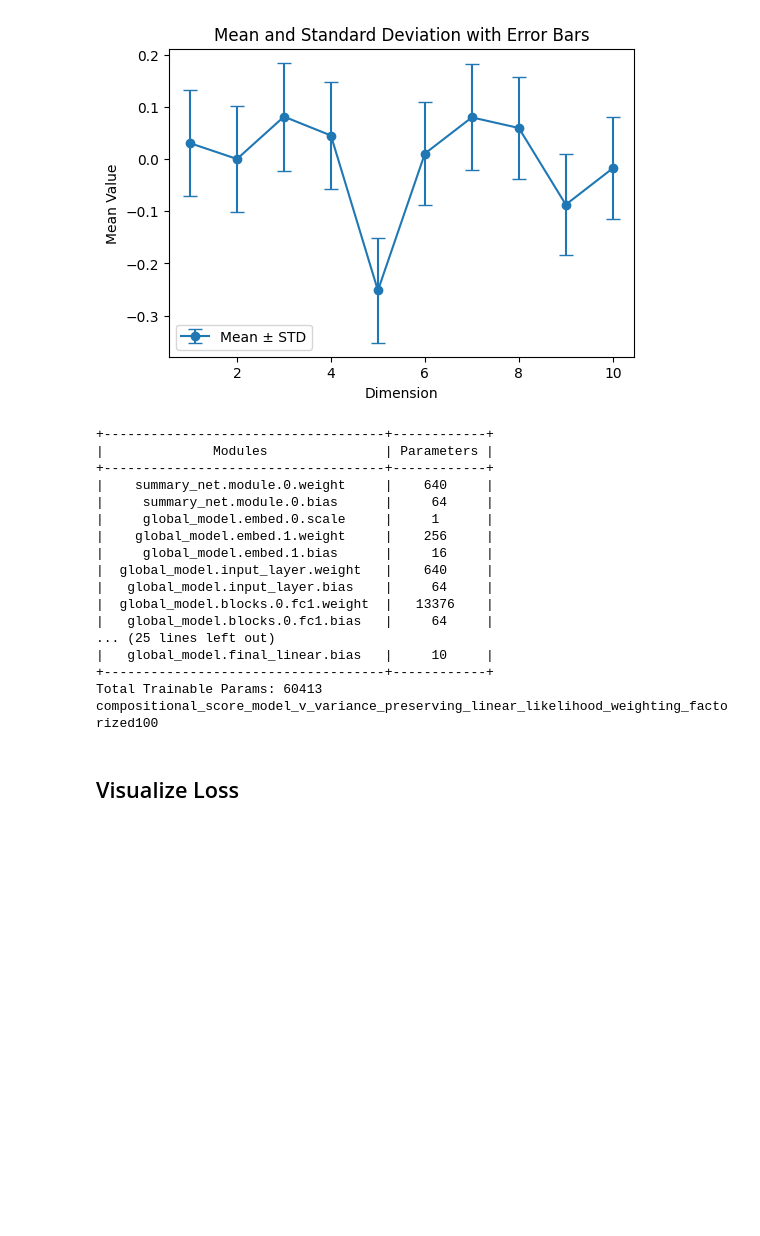
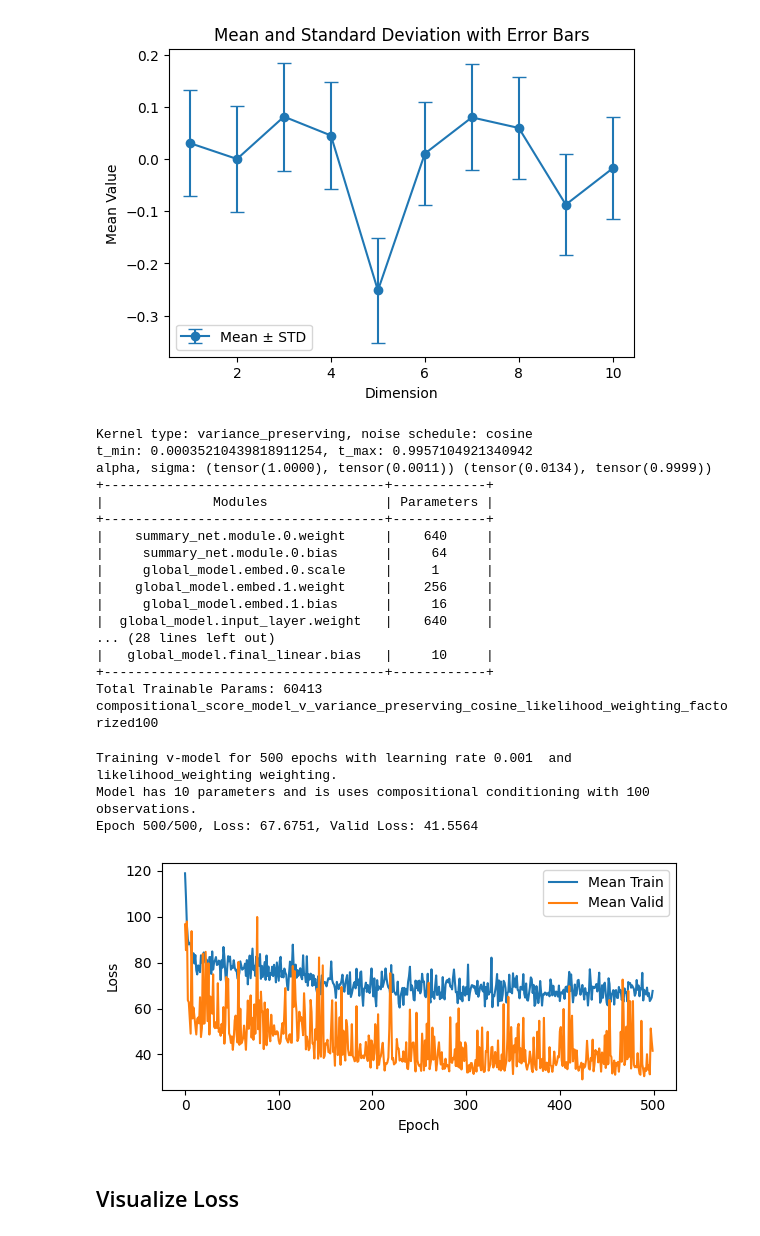
Before and after one commit to bayesflow-org/hierarchical-abi, a Jupyter notebook: gaussian flat score matching.ipynb, the cells around one changed output. Saved outputs shown, nothing was run; the diff lists cells and outputs as text; code cells hidden in the pictures; blank space fills up the shorter version.

```diff
--- a/gaussian flat score matching.ipynb
+++ b/gaussian flat score matching.ipynb
@@ -57,7 +57,7 @@ dataloader_valid = DataLoader(dataset_valid, batch_size=batch_size, shuffle=Fals
 # Define diffusion model
 current_sde = SDE(
     kernel_type=['variance_preserving', 'sub_variance_preserving'][0],
-    noise_schedule=['linear', 'cosine', 'flow_matching'][0]
+    noise_schedule=['linear', 'cosine', 'flow_matching'][1]
 )
 
 score_model = CompositionalScoreModel(
@@ -81,6 +81,9 @@ print(score_model.name)
 if not os.path.exists(f"plots/{score_model.name}"):
     os.makedirs(f"plots/{score_model.name}")
 # %% [output]
+Kernel type: variance_preserving, noise schedule: cosine
+t_min: 0.00035210439818911254, t_max: 0.9957104921340942
+alpha, sigma: (tensor(1.0000), tensor(0.0011)) (tensor(0.0134), tensor(0.9999))
 +------------------------------------+------------+
 |              Modules               | Parameters |
 +------------------------------------+------------+
@@ -90,30 +93,32 @@ if not os.path.exists(f"plots/{score_model.name}"):
 |    global_model.embed.1.weight     |    256     |
 |     global_model.embed.1.bias      |     16     |
 |  global_model.input_layer.weight   |    640     |
-|   global_model.input_layer.bias    |     64     |
-|  global_model.blocks.0.fc1.weight  |   13376    |
-|   global_model.blocks.0.fc1.bias   |     64     |
-... (25 lines left out)
+... (28 lines left out)
 |   global_model.final_linear.bias   |     10     |
 +------------------------------------+------------+
 Total Trainable Params: 60413
-compositional_score_model_v_variance_preserving_linear_likelihood_weighting_factorized100
+compositional_score_model_v_variance_preserving_cosine_likelihood_weighting_factorized100
 # %%
 # train model
 loss_history = train_score_model(score_model, dataloader, dataloader_valid=dataloader_valid,
-                                 epochs=500, lr=1e-3, cosine_annealing=True, device=torch_device)
+                                 epochs=500, device=torch_device)
 score_model.eval()
 torch.save(score_model.state_dict(), f"models/{score_model.name}.pt")
 
 # plot loss history
 plt.figure(figsize=(6, 3), tight_layout=True)
 plt.plot(loss_history[:, 0], label='Mean Train')
 plt.plot(loss_history[:, 1], label='Mean Valid')
 plt.xlabel('Epoch')
 plt.ylabel('Loss')
 plt.legend()
 plt.savefig(f'plots/{score_model.name}/loss_training.png')
 plt.show()
+# %% [output]
+Training v-model for 500 epochs with learning rate 0.001  and likelihood_weighting weighting.
+Model has 10 parameters and is uses compositional conditioning with 100 observations.
+Epoch 500/500, Loss: 67.6751, Valid Loss: 41.5564
+[figure, added]
 # %%
 score_model.load_state_dict(torch.load(f"models/{score_model.name}.pt", weights_only=True))
 score_model.eval();
```
Also changed, not shown: parts of 21 cells of this notebook, 20 other files.
